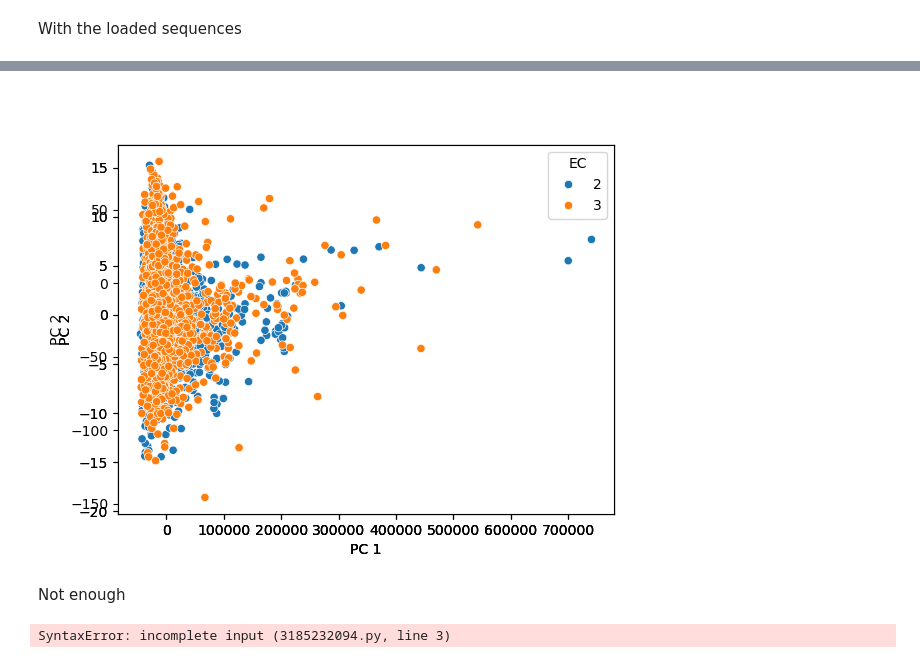
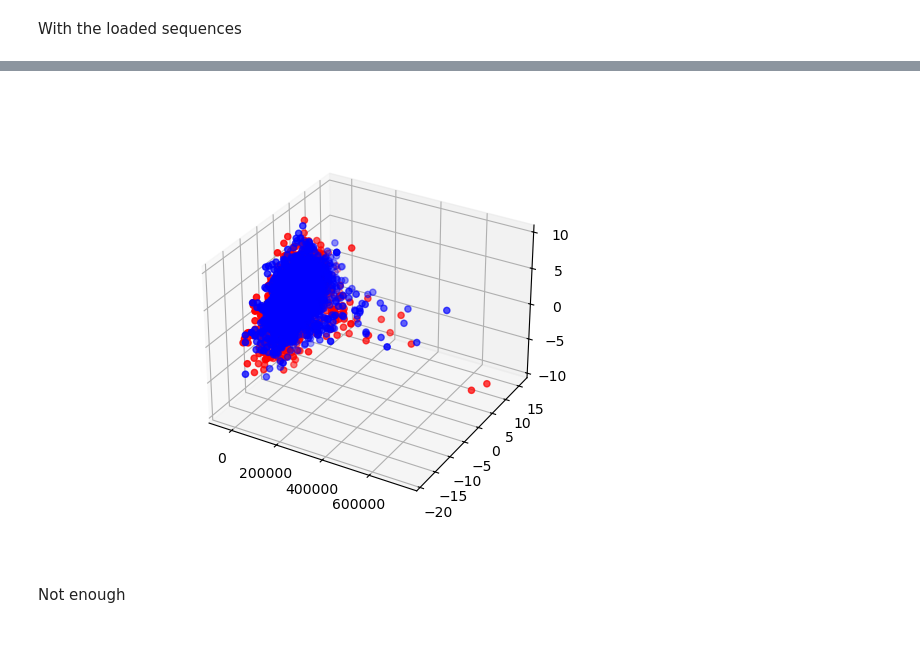
Before and after one commit to johnbruvold/protein-prediction, a Jupyter notebook: notebooks/EDA.ipynb, the cells around one changed output, grey strips where cells are left out. Saved outputs shown, nothing was run; the diff lists cells and outputs as text; code cells hidden in the pictures.

Commit message:
with kmers

```diff
--- a/notebooks/EDA.ipynb
+++ b/notebooks/EDA.ipynb
@@ -55,34 +63,21 @@ plt.show()
 # %%
 from sklearn.decomposition import PCA
 
 both_classes = pd.concat([hydrolases_sample,transferases_sample])
 
-protein_PCA = PCA(n_components=2,random_state=42).fit_transform(both_classes.iloc[:,9:].to_numpy(na_value=0))
+
+protein_PCA = PCA(n_components=3,random_state=42).fit_transform(both_classes.iloc[:,9:].to_numpy(na_value=0))
 
 both_classes["EC"] = ["2" for i in range(2000)] + ["3" for i in range(2000)]
 both_classes["PC 1"] = protein_PCA[:,0]
 both_classes["PC 2"] = protein_PCA[:,1]
+both_classes["PC 3"] = protein_PCA[:,2]
 
-ax2 = plt.figure(2).add_subplot()
-
-sns.scatterplot(both_classes,x="PC 1",y="PC 2",hue="EC",ax=ax2)
+ax2 = plt.figure(2).add_subplot(projection="3d")
+ax2.scatter(xs="PC 1",ys="PC 2",zs="PC 3",data=both_classes.iloc[:2000,:],c="red")
+ax2.scatter(xs="PC 1",ys="PC 2",zs="PC 3",data=both_classes.iloc[2000:,:],c="blue")
 plt.show()
 # %% [output]
-[figure, old version]
+[figure, new version]
 # %% [markdown]
 Not enough
-# %%
-from itertools import product
-
-
-def kmers_freq(seq,k):
-    kmers = product("ACDEFGHIKLMNPQRSTVWY",repeat=k)
-    freq = {0 for kmer in kmers}
-    for i in range(len(seq) - k + 1):
-        kmer = seq[i:i+k]
-        if kmer in freq:
-            freq[kmer] += 1
-    total = sum(freq.values()) or 1
-    return [v / total for v in freq.values()]
-# %% [output]
-SyntaxError: incomplete input (3185232094.py, line 3)
```
Also changed, not shown: parts of 3 cells of this notebook.
